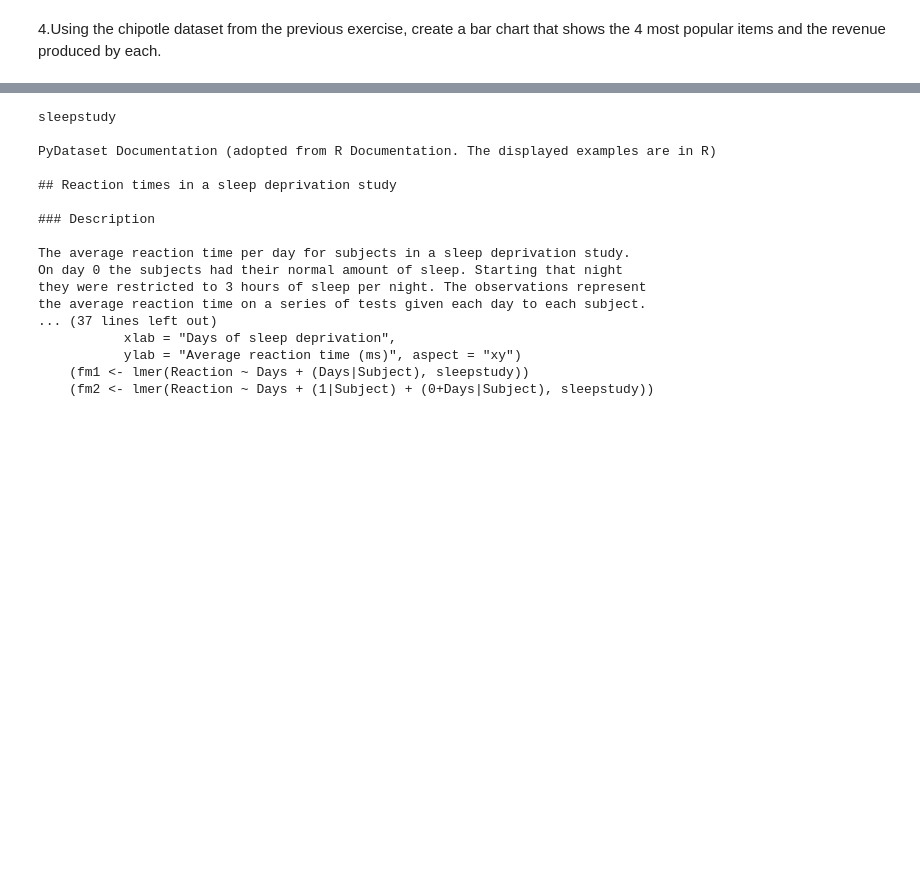
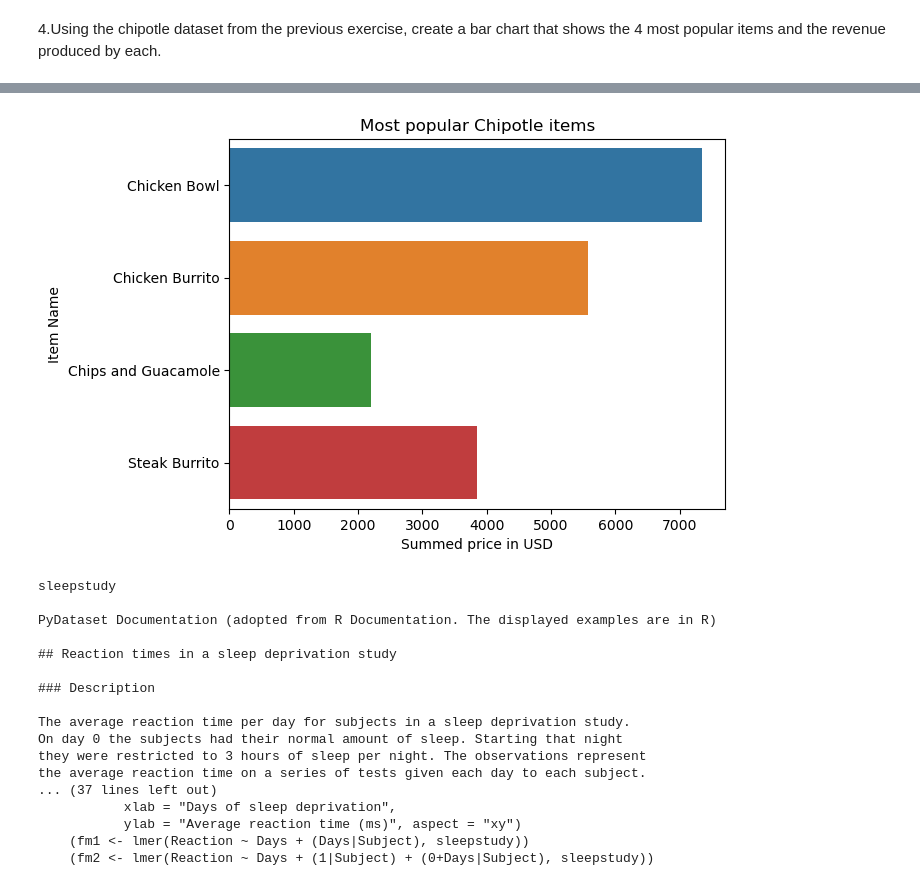
Before and after one commit to DHILL2123/python-exercises, a Jupyter notebook: Seaborn_exercises.ipynb, the cells around one changed output, grey strips where cells are left out. Saved outputs shown, nothing was run; the diff lists cells and outputs as text; code cells hidden in the pictures; blank space fills up the shorter version.

```diff
--- a/Seaborn_exercises.ipynb
+++ b/Seaborn_exercises.ipynb
@@ -255,0 +352,6 @@ create a bar chart that shows the 4 most popular items and the revenue produced
+# %%
+top_items = orders.groupby('item_name').quantity.sum().sort_values(ascending = False).head(4)
+# %%
+my_top_items=list(top_items.index)
+# %%
+orders_top=orders[orders.item_name.isin(my_top_items)]
@@ -255,0 +373,3 @@ create a bar chart that shows the 4 most popular items and the revenue produced
+# %%
+summed_orders = orders_top.groupby('item_name')\
+.item_price.sum().reset_index()
@@ -256,3 +384,11 @@ create a bar chart that shows the 4 most popular items and the revenue produced
+# %%
+sns.barplot(data=summed_orders, y='item_name', x='item_price')
+plt.title('Most popular Chipotle items')
+plt.ylabel('Item Name')
+plt.xlabel('Summed price in USD')
+plt.show()
+# %% [output]
+[figure, added]
 # %%
 5.Load the sleepstudy data and read it's documentation. Use seaborn to create a line chart
 of all the individual subject's reaction times and a more prominant line showing the
```
Also changed, not shown: parts of 13 cells of this notebook.
